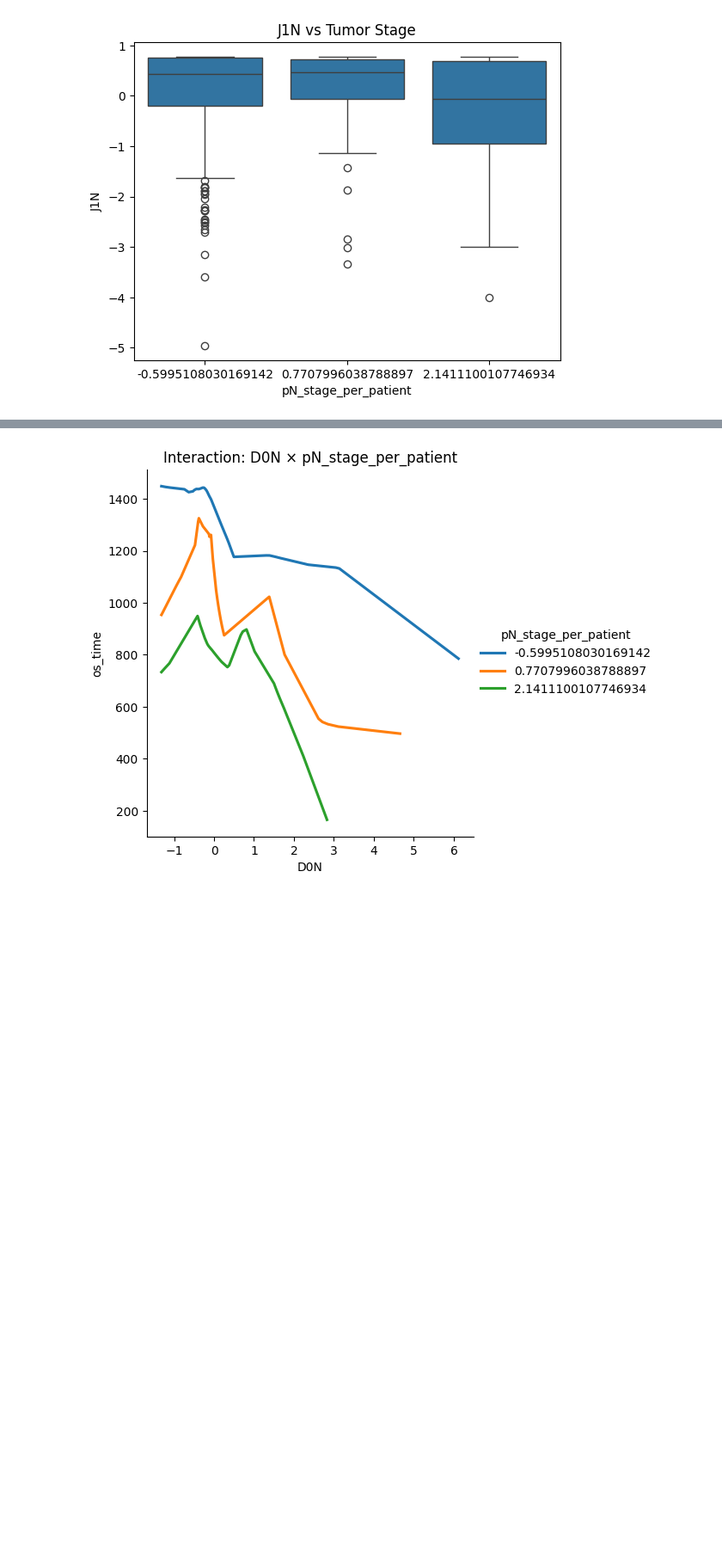
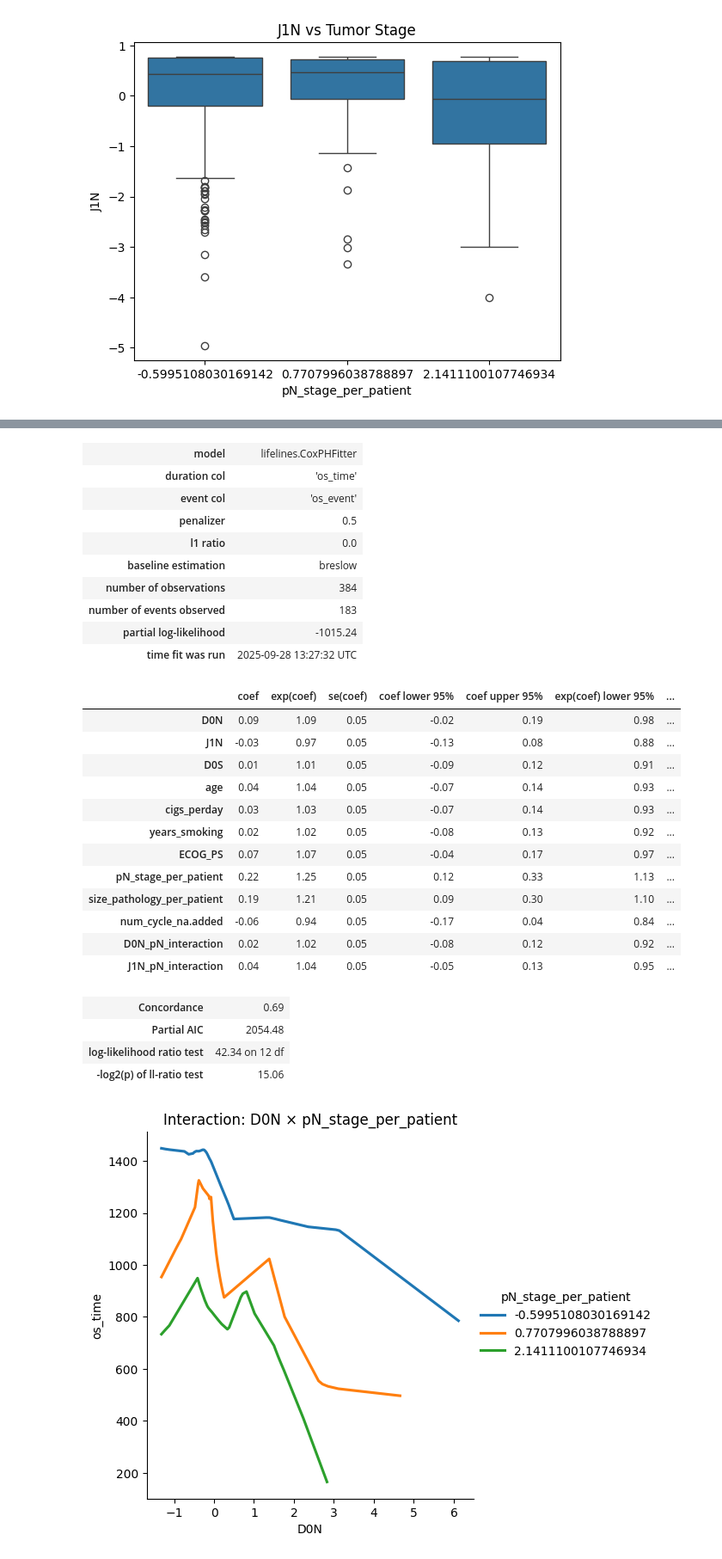
Before and after one commit to szinja/cell-translation, a Jupyter notebook: indices_cox_model.ipynb, the cells around one changed output, grey strips where cells are left out. Shown at 86% size. Saved outputs shown, nothing was run; the diff lists cells and outputs as text; code cells hidden in the pictures; blank space fills up the shorter version.

Commit message:
Final Cox model analysis for the indices dataset.

```diff
--- a/indices_cox_model.ipynb
+++ b/indices_cox_model.ipynb
@@ -995,6 +995,45 @@ cph.print_summary()
 | Partial AIC | 2054.48 |
 | log-likelihood ratio test | 42.34 on 12 df |
 | -log2(p) of ll-ratio test | 15.06 |
+# %%
+covariates = [
+    "J1N", "pN_stage_per_patient",  # main effects
+    "J1N_pN_interaction",           # interaction
+    "age", "ECOG_PS", "size_pathology_per_patient",
+    "cigs_perday", "years_smoking", "num_cycle_na.added", "J1N", "D0S"
+]
+
+cph = CoxPHFitter(penalizer=0.5)
+cph.fit(cox_df, duration_col="os_time", event_col="os_event")
+cph.print_summary()
+# %% [output]
+| model | lifelines.CoxPHFitter |
+| duration col | 'os_time' |
+| event col | 'os_event' |
+| penalizer | 0.5 |
+| l1 ratio | 0.0 |
+| baseline estimation | breslow |
+| number of observations | 384 |
+| number of events observed | 183 |
+| partial log-likelihood | -1015.24 |
+| time fit was run | 2025-09-28 13:27:32 UTC |
+|  | coef | exp(coef) | se(coef) | coef lower 95% | coef upper 95% | exp(coef) lower 95% | ... |
+| D0N | 0.09 | 1.09 | 0.05 | -0.02 | 0.19 | 0.98 | ... |
+| J1N | -0.03 | 0.97 | 0.05 | -0.13 | 0.08 | 0.88 | ... |
+| D0S | 0.01 | 1.01 | 0.05 | -0.09 | 0.12 | 0.91 | ... |
+| age | 0.04 | 1.04 | 0.05 | -0.07 | 0.14 | 0.93 | ... |
+| cigs_perday | 0.03 | 1.03 | 0.05 | -0.07 | 0.14 | 0.93 | ... |
+| years_smoking | 0.02 | 1.02 | 0.05 | -0.08 | 0.13 | 0.92 | ... |
+| ECOG_PS | 0.07 | 1.07 | 0.05 | -0.04 | 0.17 | 0.97 | ... |
+| pN_stage_per_patient | 0.22 | 1.25 | 0.05 | 0.12 | 0.33 | 1.13 | ... |
+| size_pathology_per_patient | 0.19 | 1.21 | 0.05 | 0.09 | 0.30 | 1.10 | ... |
+| num_cycle_na.added | -0.06 | 0.94 | 0.05 | -0.17 | 0.04 | 0.84 | ... |
+| D0N_pN_interaction | 0.02 | 1.02 | 0.05 | -0.08 | 0.12 | 0.92 | ... |
+| J1N_pN_interaction | 0.04 | 1.04 | 0.05 | -0.05 | 0.13 | 0.95 | ... |
+| Concordance | 0.69 |
+| Partial AIC | 2054.48 |
+| log-likelihood ratio test | 42.34 on 12 df |
+| -log2(p) of ll-ratio test | 15.06 |
 # %%
 import matplotlib.pyplot as plt
 import seaborn as sns
```
Also changed, not shown: parts of 6 cells of this notebook.
